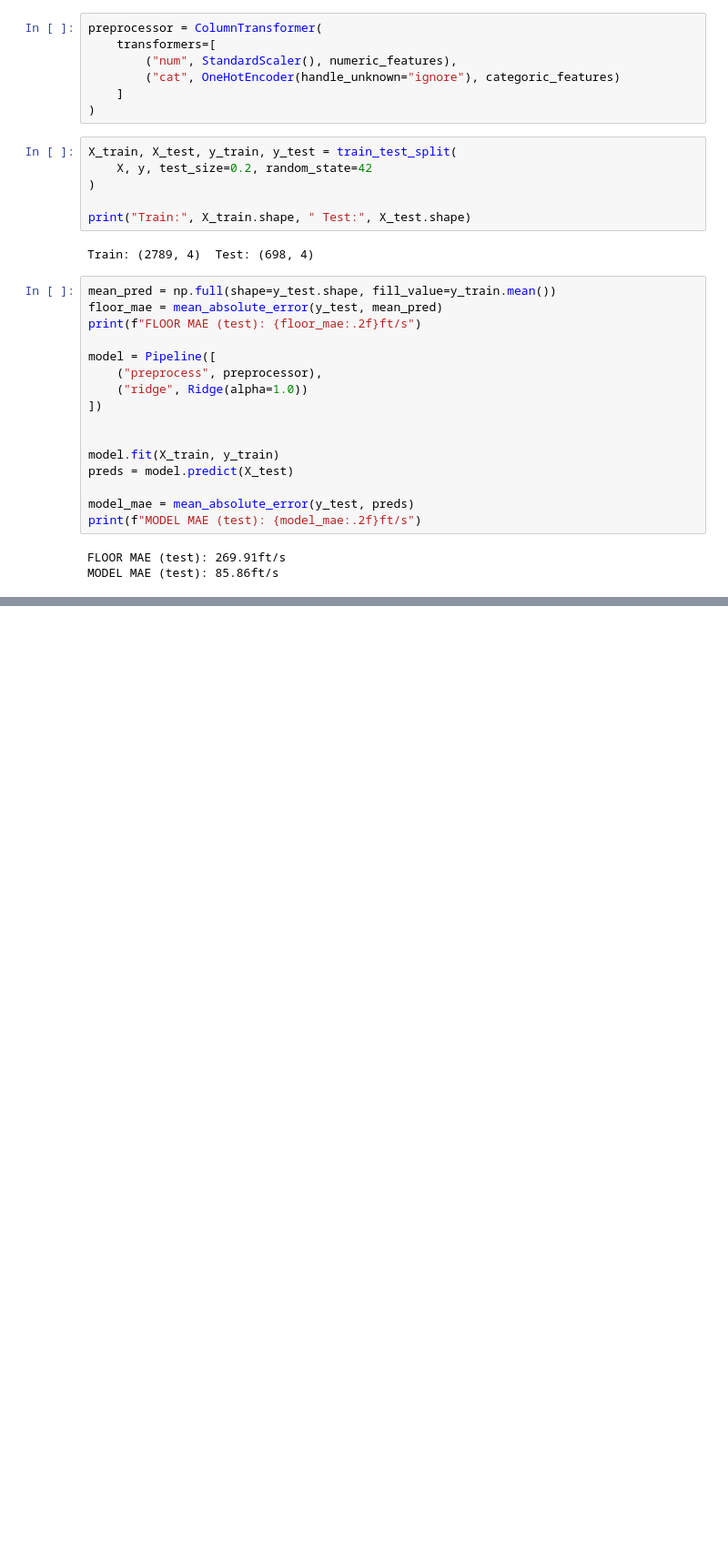
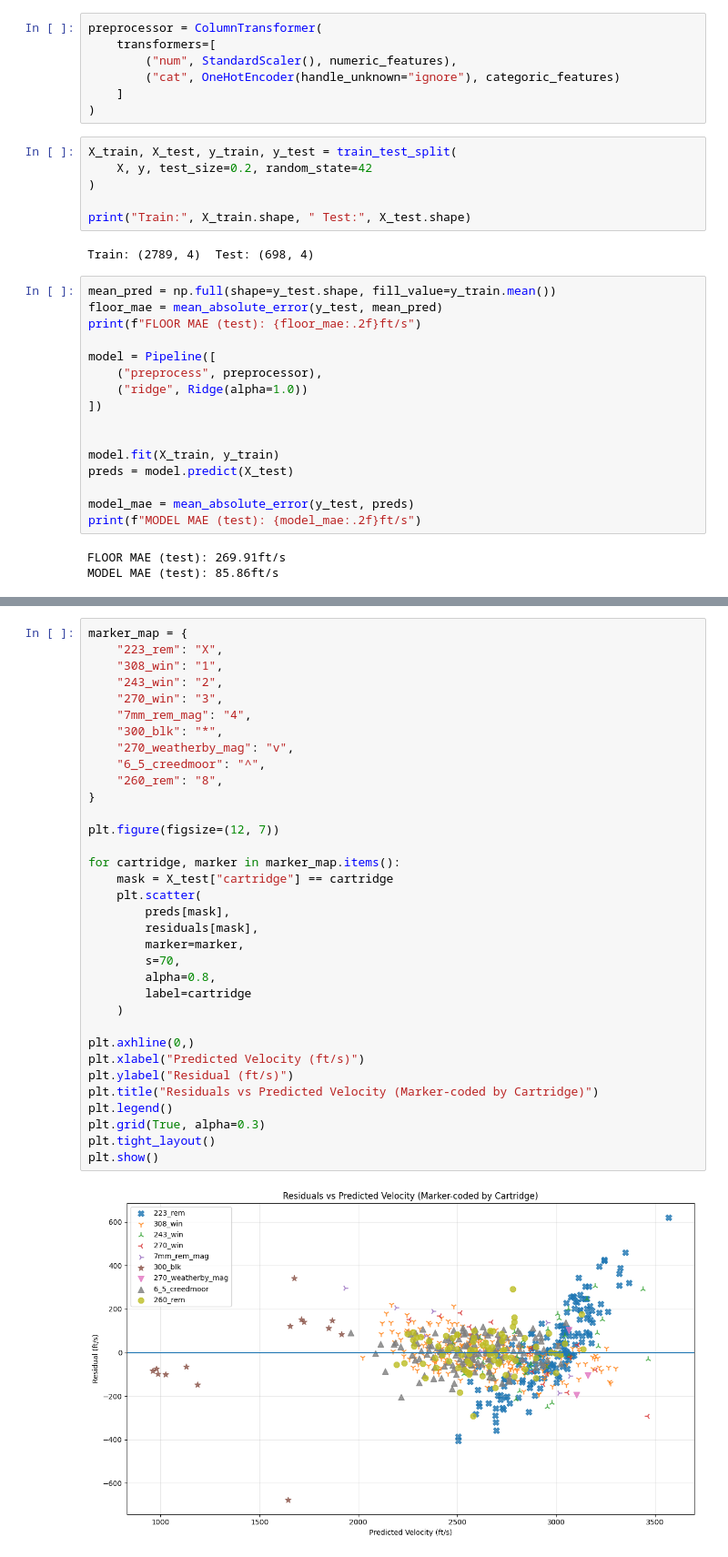
Before and after one commit to bluewater82/handloading-velocity-predictor, a Jupyter notebook: baselines/baseline_06_cats.ipynb, the cells around one changed output, grey strips where cells are left out. Shown at 91% size. Cells and saved outputs as stored; diff of their text form; blank space fills up the shorter version.

```diff
--- a/baselines/baseline_06_cats.ipynb
+++ b/baselines/baseline_06_cats.ipynb
@@ -81,0 +82,36 @@ plt.show()
+# %%
+marker_map = {
+    "223_rem": "X",
+    "308_win": "1",
+    "243_win": "2",
+    "270_win": "3",
+    "7mm_rem_mag": "4",
+    "300_blk": "*",
+    "270_weatherby_mag": "v",
+    "6_5_creedmoor": "^",
+    "260_rem": "8",
+}
+
+plt.figure(figsize=(12, 7))
+
+for cartridge, marker in marker_map.items():
+    mask = X_test["cartridge"] == cartridge
+    plt.scatter(
+        preds[mask],
+        residuals[mask],
+        marker=marker,
+        s=70,
+        alpha=0.8,
+        label=cartridge
+    )
+
+plt.axhline(0,)
+plt.xlabel("Predicted Velocity (ft/s)")
+plt.ylabel("Residual (ft/s)")
+plt.title("Residuals vs Predicted Velocity (Marker-coded by Cartridge)")
+plt.legend()
+plt.grid(True, alpha=0.3)
+plt.tight_layout()
+plt.show()
+# %% [output]
+[figure, added]
```
Also changed, not shown: parts of 2 cells of this notebook, 1 other file.
